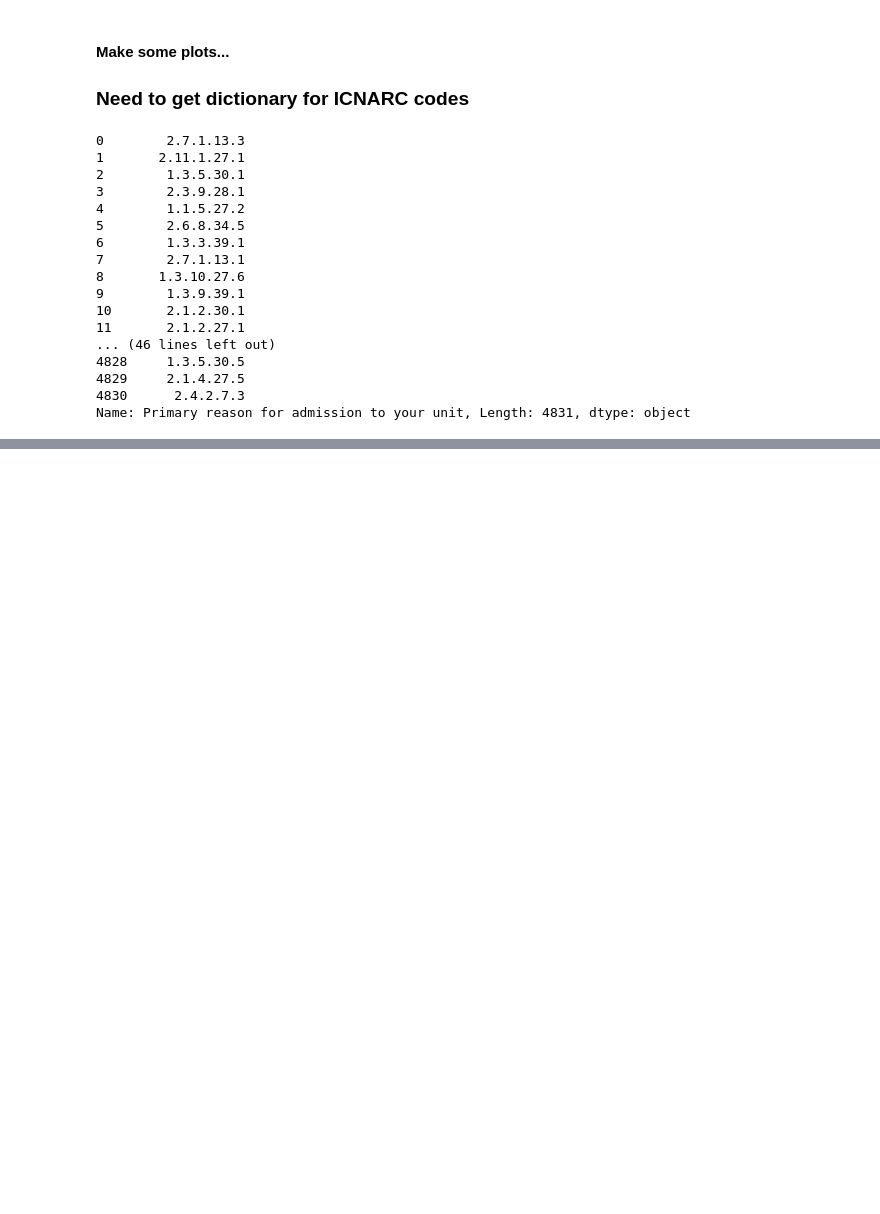
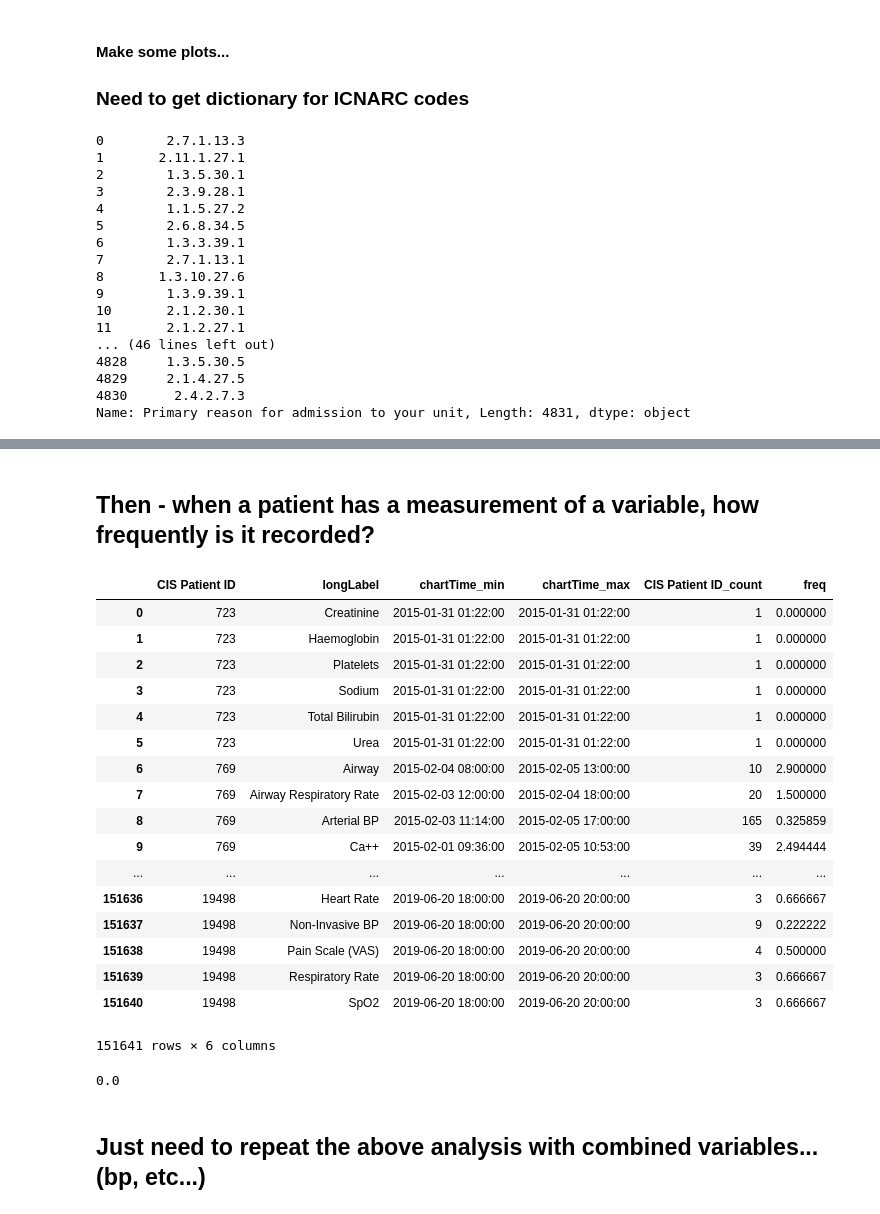
Before and after one commit to UHBristolDataScience/ICNARC-to-Philips-Linkage, a Jupyter notebook: Merging data.ipynb, the cells around one changed output, grey strips where cells are left out. Cells and saved outputs as stored; diff of their text form; code cells hidden in the pictures; blank space fills up the shorter version.

```diff
--- a/Merging data.ipynb
+++ b/Merging data.ipynb
@@ -232,0 +238,6 @@ chartevents = chartevents.append(pd.read_csv('labresults_physiological_data.rpt'
+# %%
+chartevents = chartevents.append(clean_philips_encounterids('../labresults_physiological_data.rpt',
+                                  '../Philips encounterId Issue List (New).xlsx',
+                                  verbose=VERBOSE, date_columns=['chartTime', 'storeTime']))
+# %%
+chartevents = chartevents.rename(index=str, columns={'encounterId':'CIS Patient ID'})
@@ -291,0 +285,35 @@ icustays
+# %% [markdown]
+## Then - when a patient has a measurement of a variable, how frequently is it recorded?
+# %%
+counts = chartevents.groupby(['CIS Patient ID', 'longLabel']).agg({'CIS Patient ID':['count'], 'chartTime':['min', 'max']})
+counts.columns = list(map('_'.join, counts.columns.values))
+counts = counts.reset_index()
+# %%
+counts['freq'] = [((row['chartTime_max'] - row['chartTime_min']).total_seconds()/float(60*60)) / float(row['CIS Patient ID_count']) for i,row in counts.iterrows()]
+# %%
+counts
+# %% [output]
+|  | CIS Patient ID | longLabel | chartTime_min | chartTime_max | CIS Patient ID_count | freq |
+| 0 | 723 | Creatinine | 2015-01-31 01:22:00 | 2015-01-31 01:22:00 | 1 | 0.000000 |
+| 1 | 723 | Haemoglobin | 2015-01-31 01:22:00 | 2015-01-31 01:22:00 | 1 | 0.000000 |
+| 2 | 723 | Platelets | 2015-01-31 01:22:00 | 2015-01-31 01:22:00 | 1 | 0.000000 |
+| 3 | 723 | Sodium | 2015-01-31 01:22:00 | 2015-01-31 01:22:00 | 1 | 0.000000 |
+| 4 | 723 | Total Bilirubin | 2015-01-31 01:22:00 | 2015-01-31 01:22:00 | 1 | 0.000000 |
+| 5 | 723 | Urea | 2015-01-31 01:22:00 | 2015-01-31 01:22:00 | 1 | 0.000000 |
+| 6 | 769 | Airway | 2015-02-04 08:00:00 | 2015-02-05 13:00:00 | 10 | 2.900000 |
+| 7 | 769 | Airway Respiratory Rate | 2015-02-03 12:00:00 | 2015-02-04 18:00:00 | 20 | 1.500000 |
+| 8 | 769 | Arterial BP | 2015-02-03 11:14:00 | 2015-02-05 17:00:00 | 165 | 0.325859 |
+| 9 | 769 | Ca++ | 2015-02-01 09:36:00 | 2015-02-05 10:53:00 | 39 | 2.494444 |
+| ... | ... | ... | ... | ... | ... | ... |
+| 151636 | 19498 | Heart Rate | 2019-06-20 18:00:00 | 2019-06-20 20:00:00 | 3 | 0.666667 |
+| 151637 | 19498 | Non-Invasive BP | 2019-06-20 18:00:00 | 2019-06-20 20:00:00 | 9 | 0.222222 |
+| 151638 | 19498 | Pain Scale (VAS) | 2019-06-20 18:00:00 | 2019-06-20 20:00:00 | 4 | 0.500000 |
+| 151639 | 19498 | Respiratory Rate | 2019-06-20 18:00:00 | 2019-06-20 20:00:00 | 3 | 0.666667 |
+| 151640 | 19498 | SpO2 | 2019-06-20 18:00:00 | 2019-06-20 20:00:00 | 3 | 0.666667 |
+151641 rows × 6 columns
+# %%
+t.total_seconds()/float(60*60)
+# %% [output]
+0.0
+# %% [markdown]
+## Just need to repeat the above analysis with combined variables... (bp, etc...)
```
Also changed, not shown: parts of 37 cells of this notebook, 3 other files.
